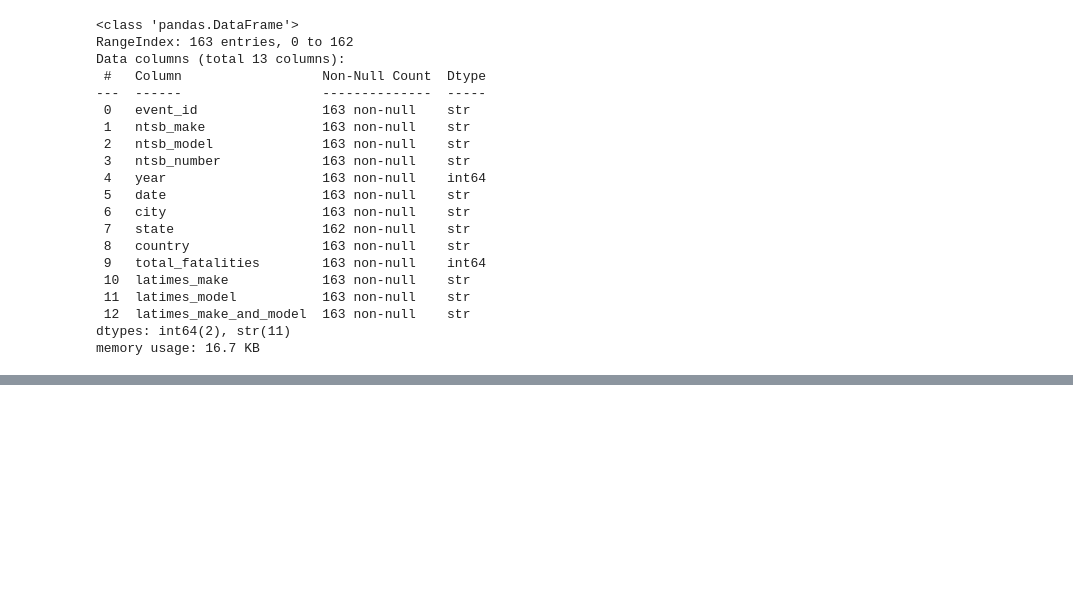
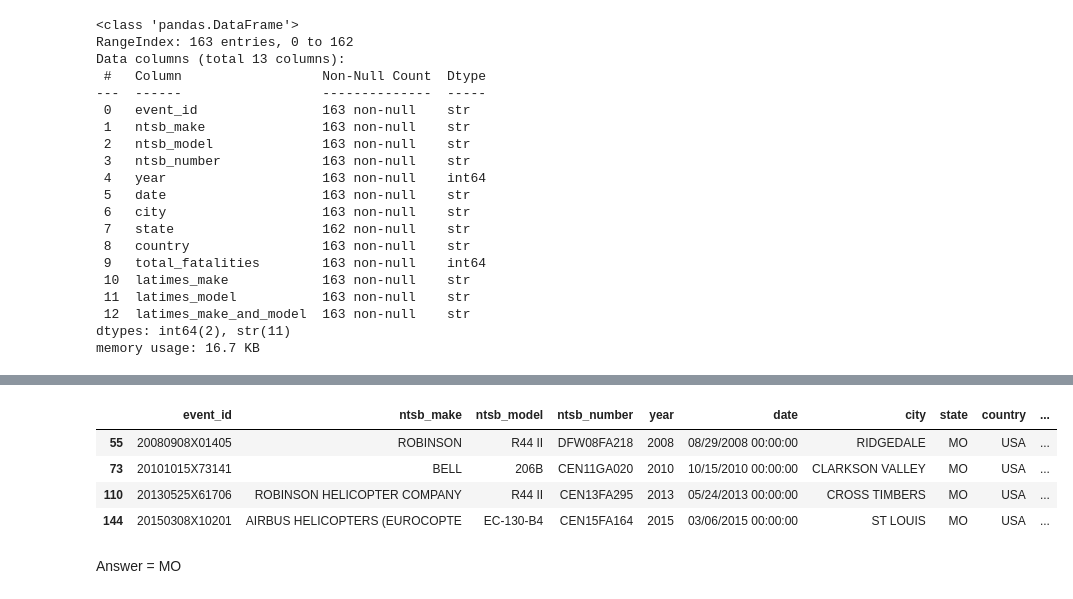
Before and after one commit to cnpeters-58/first-python-notebook, a Jupyter notebook: first_python_nb.ipynb, the cells around one changed output, grey strips where cells are left out. Saved outputs shown, nothing was run; the diff lists cells and outputs as text; code cells hidden in the pictures; blank space fills up the shorter version.

```diff
--- a/first_python_nb.ipynb
+++ b/first_python_nb.ipynb
@@ -131,0 +398,12 @@ memory usage: 16.7 KB
+# %%
+new_state = "MO"
+# %%
+accident_list[accident_list["state"] == new_state]
+# %% [output]
+|  | event_id | ntsb_make | ntsb_model | ntsb_number | year | date | city | state | country | ... |
+| 55 | 20080908X01405 | ROBINSON | R44 II | DFW08FA218 | 2008 | 08/29/2008 00:00:00 | RIDGEDALE | MO | USA | ... |
+| 73 | 20101015X73141 | BELL | 206B | CEN11GA020 | 2010 | 10/15/2010 00:00:00 | CLARKSON VALLEY | MO | USA | ... |
+| 110 | 20130525X61706 | ROBINSON HELICOPTER COMPANY | R44 II | CEN13FA295 | 2013 | 05/24/2013 00:00:00 | CROSS TIMBERS | MO | USA | ... |
+| 144 | 20150308X10201 | AIRBUS HELICOPTERS (EUROCOPTE | EC-130-B4 | CEN15FA164 | 2015 | 03/06/2015 00:00:00 | ST LOUIS | MO | USA | ... |
+# %% [markdown]
+Answer = MO
```
Also changed, not shown: parts of 42 cells of this notebook, 2 other files.
